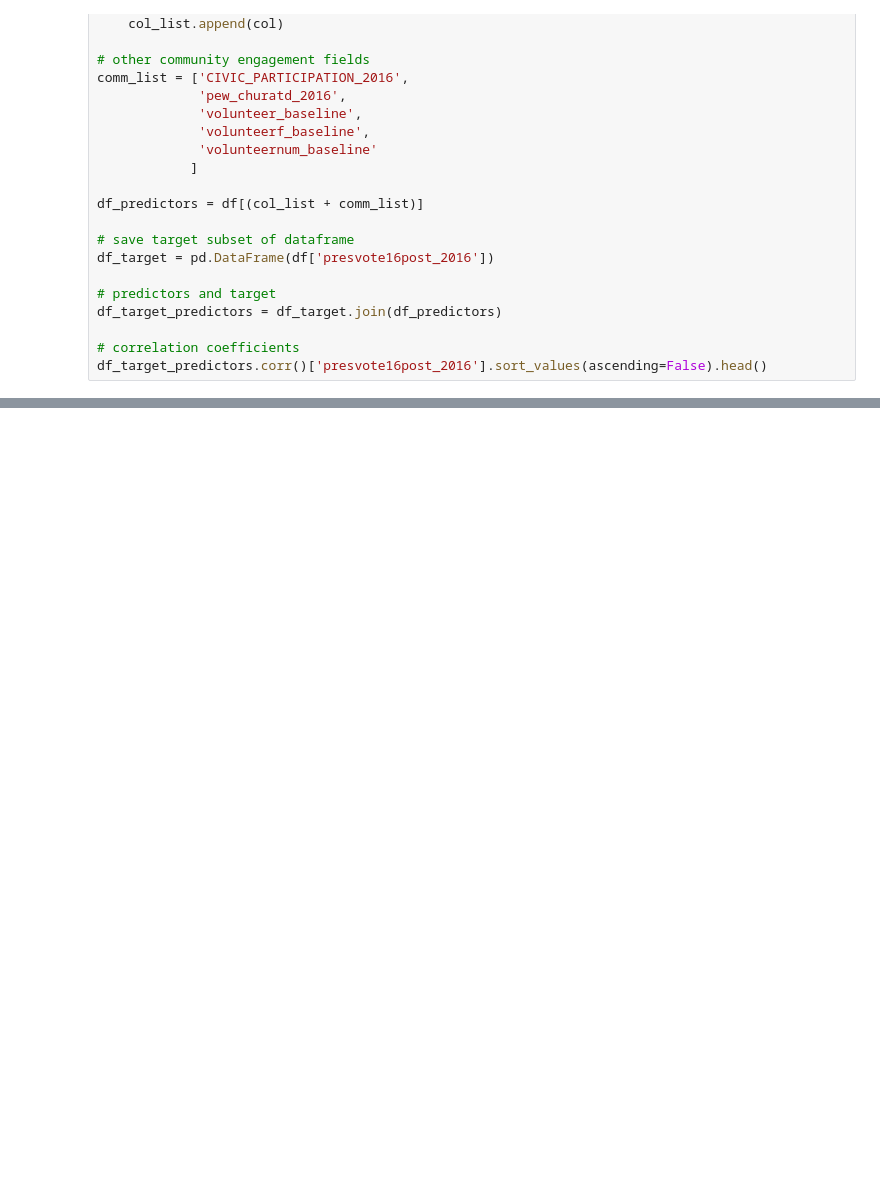
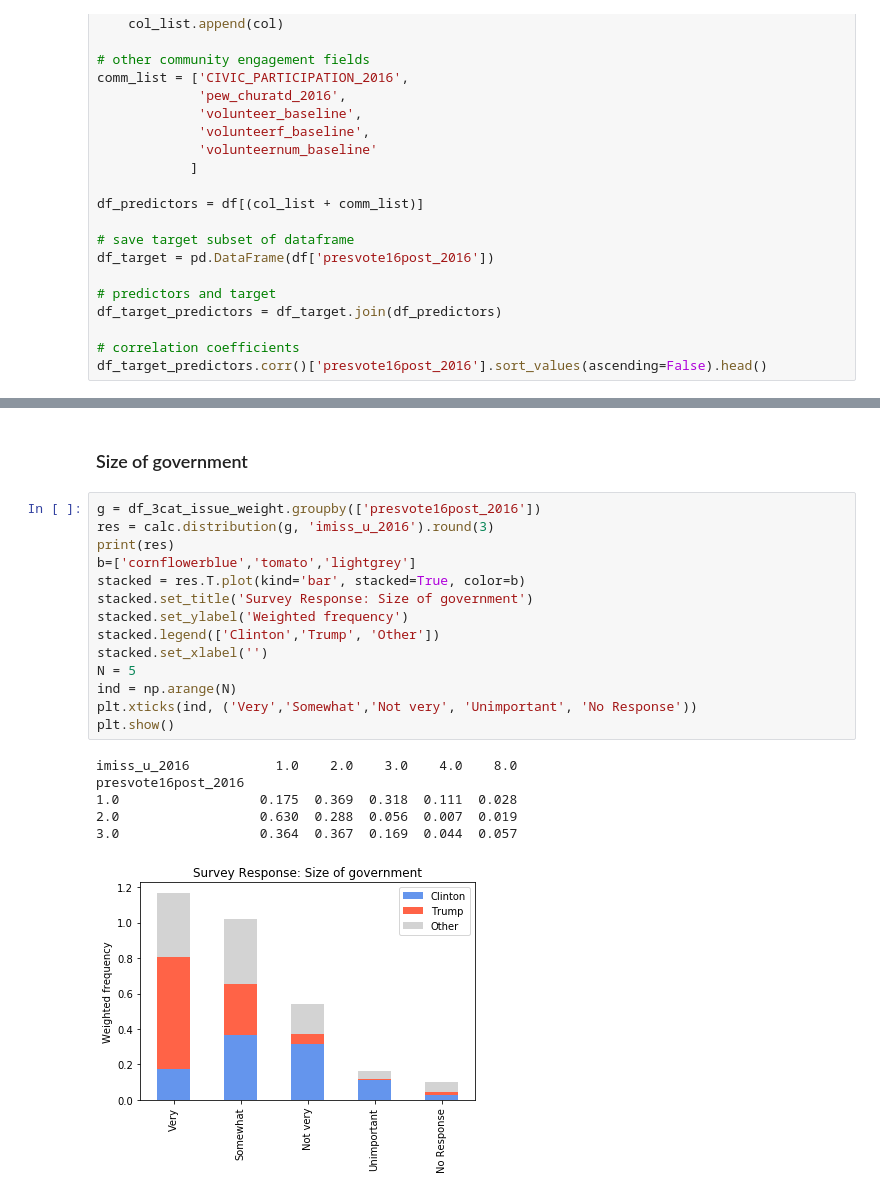
Before and after one commit to ali0003433/predict-by-issue-prioritization, a Jupyter notebook: notebooks/1-al-exploration.ipynb, the cells around one changed output, grey strips where cells are left out. Cells and saved outputs as stored; diff of their text form; blank space fills up the shorter version.

```diff
--- a/notebooks/1-al-exploration.ipynb
+++ b/notebooks/1-al-exploration.ipynb
@@ -170,0 +197,23 @@ sns.xticklabels(df_target.columns)
+# %% [markdown]
+### Size of government
+# %%
+g = df_3cat_issue_weight.groupby(['presvote16post_2016'])
+res = calc.distribution(g, 'imiss_u_2016').round(3)
+print(res)
+b=['cornflowerblue','tomato','lightgrey']
+stacked = res.T.plot(kind='bar', stacked=True, color=b)
+stacked.set_title('Survey Response: Size of government')
+stacked.set_ylabel('Weighted frequency')
+stacked.legend(['Clinton','Trump', 'Other'])
+stacked.set_xlabel('')
+N = 5
+ind = np.arange(N)
+plt.xticks(ind, ('Very','Somewhat','Not very', 'Unimportant', 'No Response'))
+plt.show()
+# %% [output]
+imiss_u_2016           1.0    2.0    3.0    4.0    8.0
+presvote16post_2016
+1.0                  0.175  0.369  0.318  0.111  0.028
+2.0                  0.630  0.288  0.056  0.007  0.019
+3.0                  0.364  0.367  0.169  0.044  0.057
+[figure, added]
```
Also changed, not shown: parts of 24 cells of this notebook, 12 other files.
